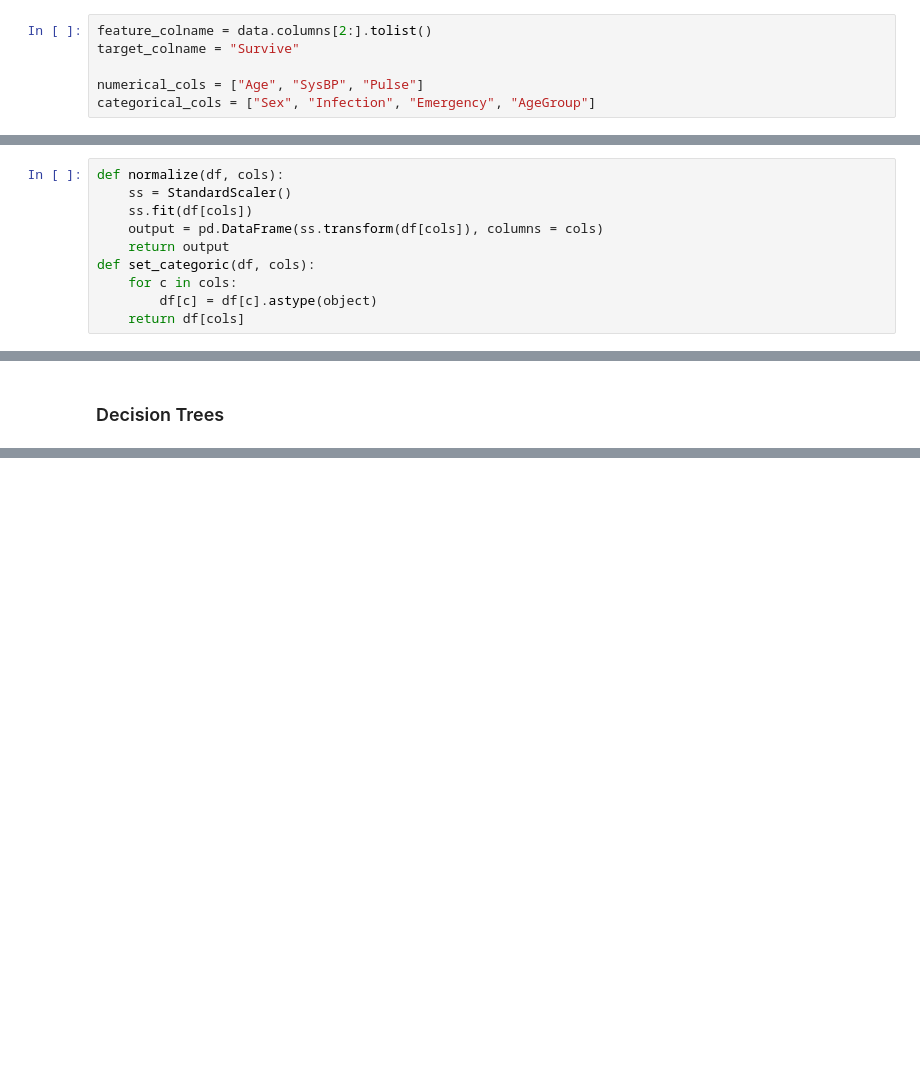
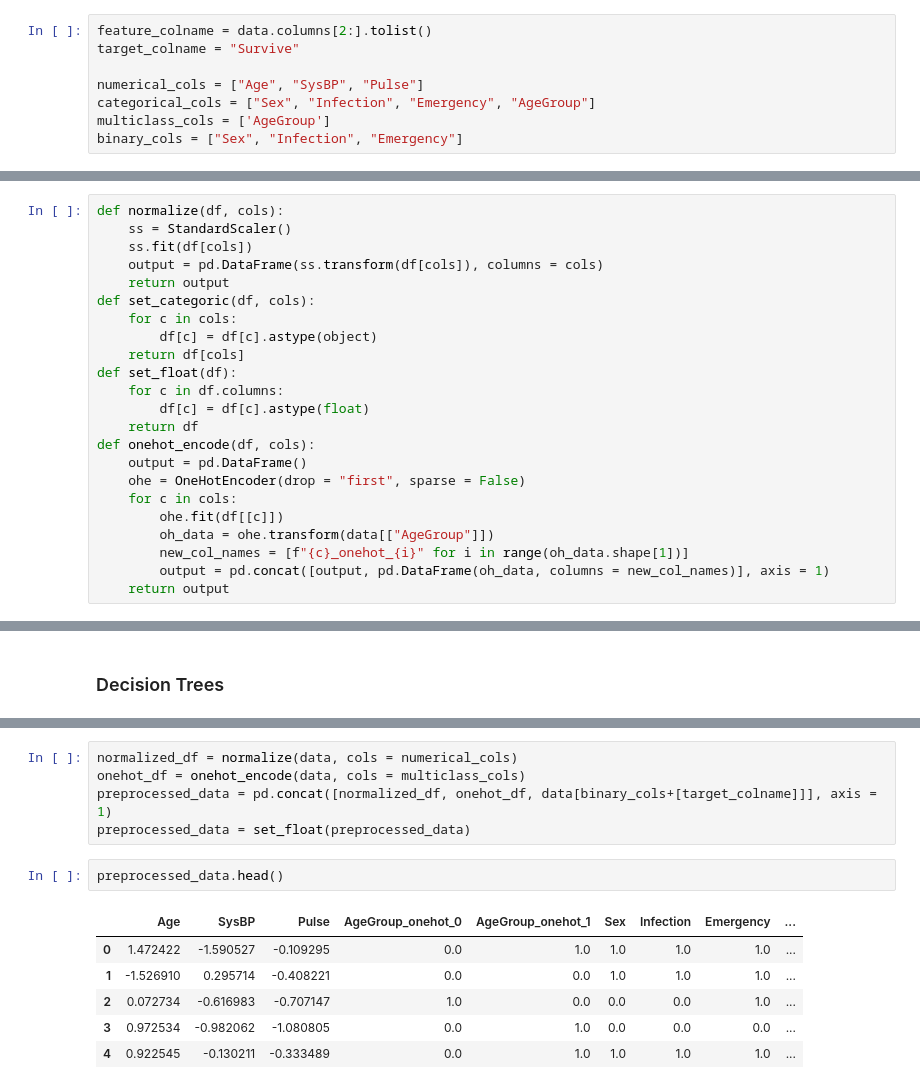
Before and after one commit to chingfhen/SGH-ICU-Patients, a Jupyter notebook: Model Training.ipynb, the cells around one changed output, grey strips where cells are left out. Drawn from its saved outputs; the diff is of its cells as text; blank space fills up the shorter version.

```diff
--- a/Model Training.ipynb
+++ b/Model Training.ipynb
@@ -36,6 +36,8 @@ target_colname = "Survive"
 
 numerical_cols = ["Age", "SysBP", "Pulse"]
 categorical_cols = ["Sex", "Infection", "Emergency", "AgeGroup"]
+multiclass_cols = ['AgeGroup']
+binary_cols = ["Sex", "Infection", "Emergency"]
 # %%
 # no NAs to handle
 data.isna().sum()
@@ -60,6 +62,19 @@ def set_categoric(df, cols):
     for c in cols:
         df[c] = df[c].astype(object)
     return df[cols]
+def set_float(df):
+    for c in df.columns:
+        df[c] = df[c].astype(float)
+    return df
+def onehot_encode(df, cols):
+    output = pd.DataFrame()
+    ohe = OneHotEncoder(drop = "first", sparse = False)
+    for c in cols:
+        ohe.fit(df[[c]])
+        oh_data = ohe.transform(data[["AgeGroup"]])
+        new_col_names = [f"{c}_onehot_{i}" for i in range(oh_data.shape[1])]
+        output = pd.concat([output, pd.DataFrame(oh_data, columns = new_col_names)], axis = 1)
+    return output
 # %%
 normalized_df = normalize(data, cols = numerical_cols)
 categoric_df = set_categoric(data, cols = categorical_cols)
@@ -131,0 +216,14 @@ results['best_param'].append(gs_cv_output.best_params_)
+# %%
+normalized_df = normalize(data, cols = numerical_cols)
+onehot_df = onehot_encode(data, cols = multiclass_cols)
+preprocessed_data = pd.concat([normalized_df, onehot_df, data[binary_cols+[target_colname]]], axis = 1)
+preprocessed_data = set_float(preprocessed_data)
+# %%
+preprocessed_data.head()
+# %% [output]
+|  | Age | SysBP | Pulse | AgeGroup_onehot_0 | AgeGroup_onehot_1 | Sex | Infection | Emergency | ... |
+| 0 | 1.472422 | -1.590527 | -0.109295 | 0.0 | 1.0 | 1.0 | 1.0 | 1.0 | ... |
+| 1 | -1.526910 | 0.295714 | -0.408221 | 0.0 | 0.0 | 1.0 | 1.0 | 1.0 | ... |
+| 2 | 0.072734 | -0.616983 | -0.707147 | 1.0 | 0.0 | 0.0 | 0.0 | 1.0 | ... |
+| 3 | 0.972534 | -0.982062 | -1.080805 | 0.0 | 1.0 | 0.0 | 0.0 | 0.0 | ... |
+| 4 | 0.922545 | -0.130211 | -0.333489 | 0.0 | 1.0 | 1.0 | 1.0 | 1.0 | ... |
```
Also changed, not shown: parts of 36 cells of this notebook, 6 other files.
